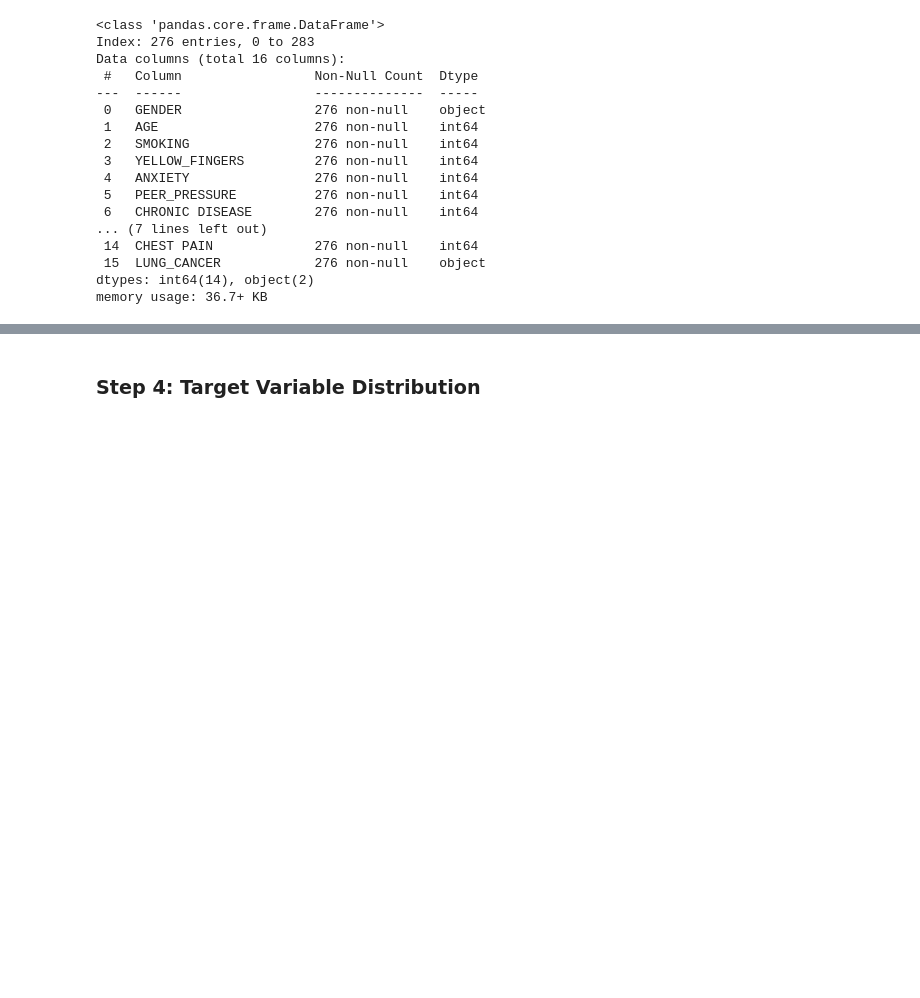
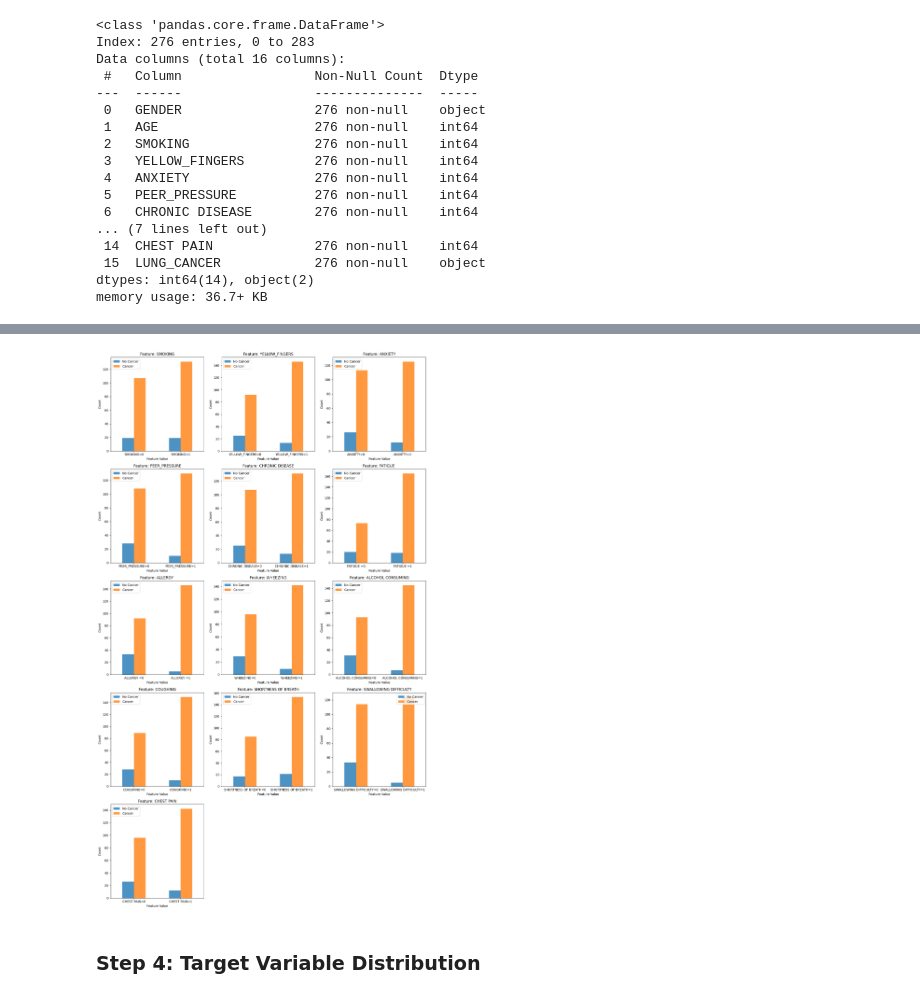
Before and after one commit to AlinaM354276/labs_seminars, a Jupyter notebook: final_project/ml.ipynb, the cells around one changed output, grey strips where cells are left out. Saved outputs shown, nothing was run; the diff lists cells and outputs as text; code cells hidden in the pictures; blank space fills up the shorter version.

```diff
--- a/final_project/ml.ipynb
+++ b/final_project/ml.ipynb
@@ -111,3 +127,44 @@ memory usage: 36.7+ KB
+# %%
+# Identify binary columns
+binary_cols = [
+    col for col in df.columns
+    if col not in ['AGE', 'GENDER', 'LUNG_CANCER']
+    and df[col].nunique() == 2
+]
+
+# Set up a multi-plot grid to visualize each feature
+n_cols = 3
+n_rows = (len(binary_cols) + n_cols - 1) // n_cols
+
+fig, axes = plt.subplots(n_rows, n_cols, figsize=(5*n_cols, 5*n_rows))
+axes = axes.flatten()
+
+# Loop through each binary column and plot a grouped bar chart
+for i, col in enumerate(binary_cols):
+    ax = axes[i]
+
+
+    ctab = pd.crosstab(df[col], df['LUNG_CANCER'])
+
+    ctab.index = [f"{col}=0", f"{col}=1"]
+    ctab.columns = ["No Cancer", "Cancer"]
+
+    ctab.plot(kind='bar', ax=ax, alpha=0.8, rot=0)
+
+    ax.set_title(f"Feature: {col}", fontsize=12)
+    ax.set_xlabel("Feature Value")
+    ax.set_ylabel("Count")
+    ax.legend(loc='best')
+
+# If there are unused subplots
+
+for j in range(i+1, len(axes)):
+    axes[j].set_visible(False)
+
+plt.tight_layout()
+plt.show()
+# %% [output]
+[figure, added]
 # %% [markdown]
 ### Step 4: Target Variable Distribution
 # %%
```
Also changed, not shown: parts of 5 cells of this notebook.
